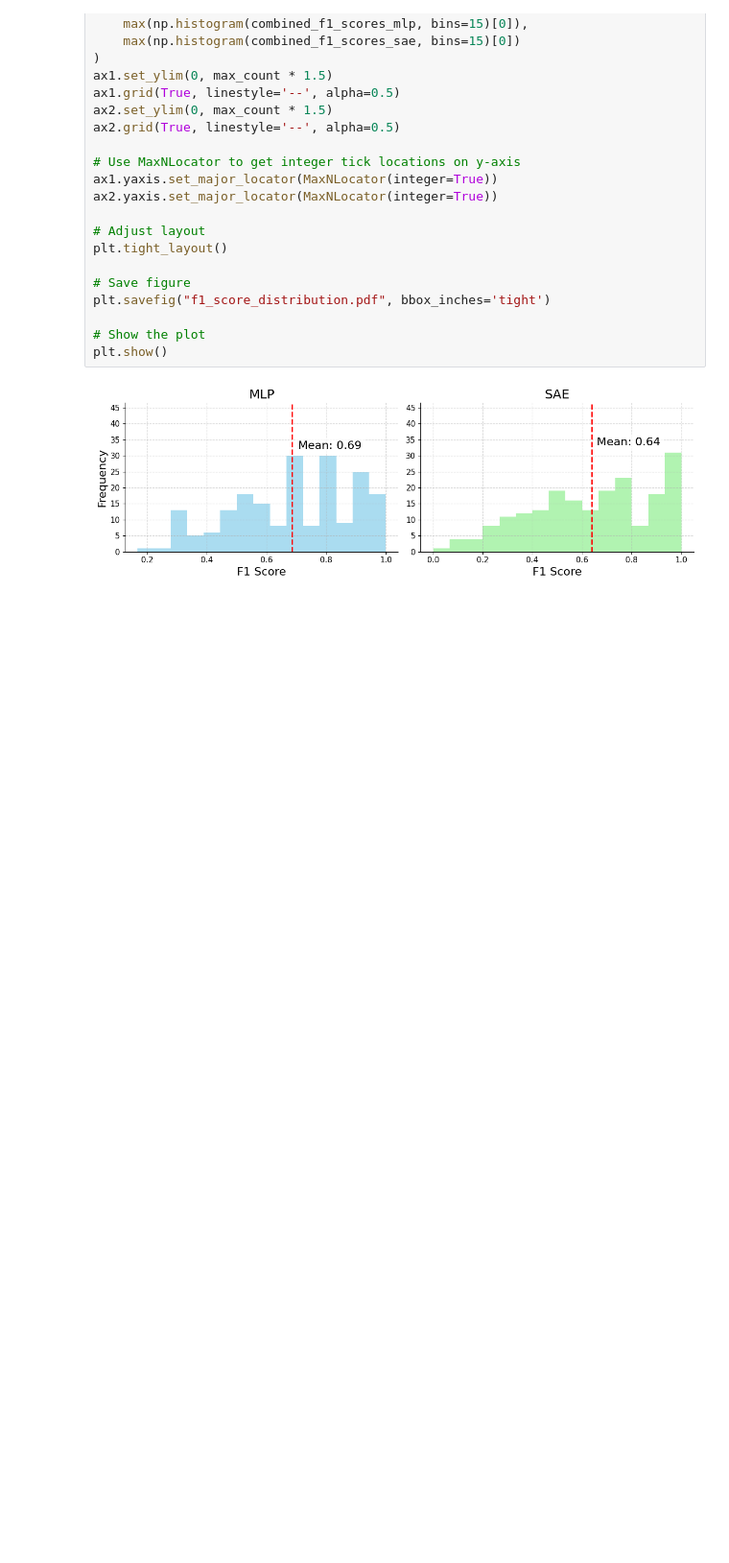
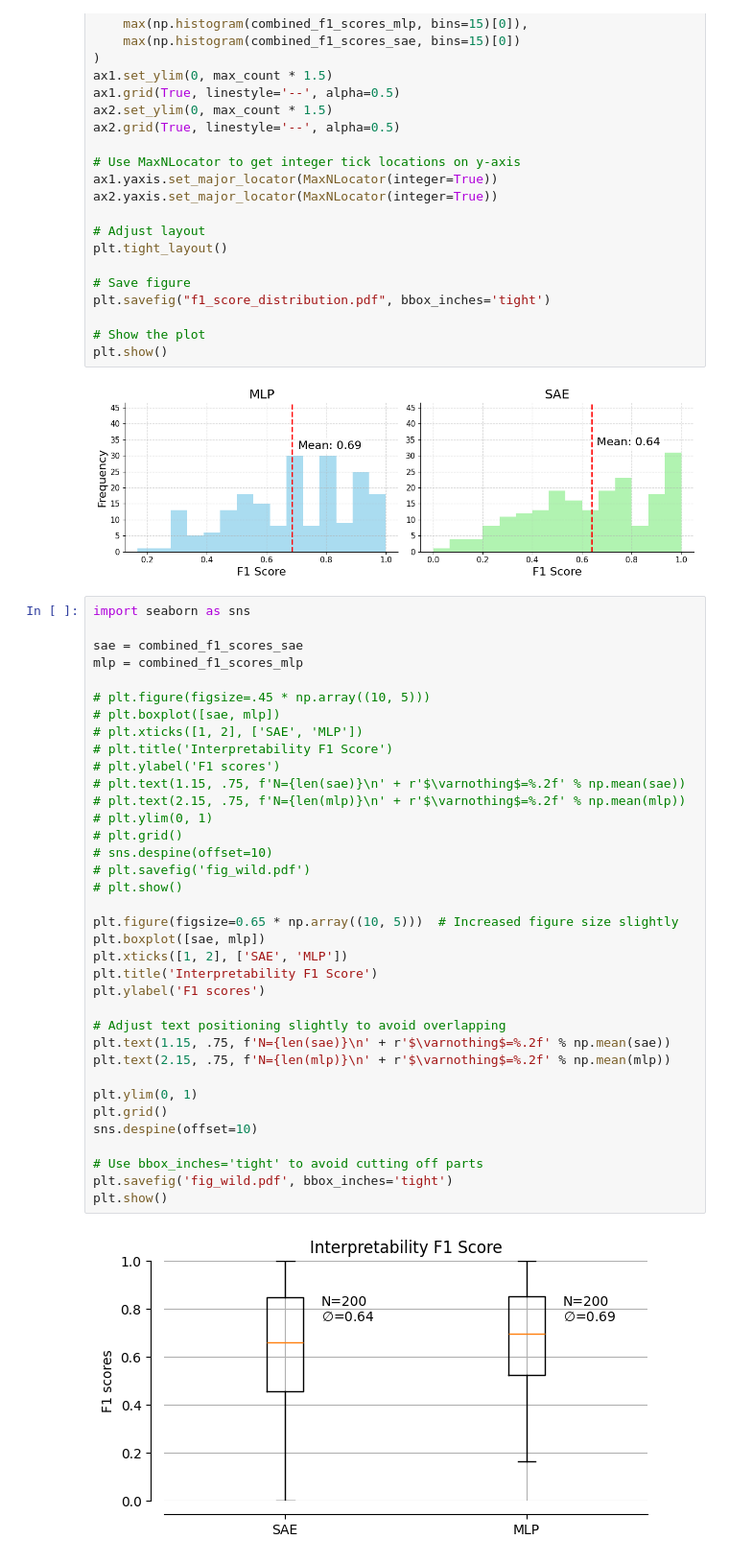
Before and after one commit to charlieoneill11/sparse-inference, a Jupyter notebook: wild/testing.ipynb, the cells around one changed output. Shown: that part at 96% size. Saved outputs shown, nothing was run; the diff lists cells and outputs as text; blank space fills up the shorter version.

```diff
--- a/wild/testing.ipynb
+++ b/wild/testing.ipynb
@@ -2166,3 +2166,41 @@ plt.savefig("f1_score_distribution.pdf", bbox_inches='tight')
 plt.show()
 # %% [output]
 [figure]
+# %%
+import seaborn as sns
+
+sae = combined_f1_scores_sae
+mlp = combined_f1_scores_mlp
+
+# plt.figure(figsize=.45 * np.array((10, 5)))
+# plt.boxplot([sae, mlp])
+# plt.xticks([1, 2], ['SAE', 'MLP'])
+# plt.title('Interpretability F1 Score')
+# plt.ylabel('F1 scores')
+# plt.text(1.15, .75, f'N={len(sae)}\n' + r'$\varnothing$=%.2f' % np.mean(sae))
+# plt.text(2.15, .75, f'N={len(mlp)}\n' + r'$\varnothing$=%.2f' % np.mean(mlp))
+# plt.ylim(0, 1)
+# plt.grid()
+# sns.despine(offset=10)
+# plt.savefig('fig_wild.pdf')
+# plt.show()
+
+plt.figure(figsize=0.65 * np.array((10, 5)))  # Increased figure size slightly
+plt.boxplot([sae, mlp])
+plt.xticks([1, 2], ['SAE', 'MLP'])
+plt.title('Interpretability F1 Score')
+plt.ylabel('F1 scores')
+
+# Adjust text positioning slightly to avoid overlapping
+plt.text(1.15, .75, f'N={len(sae)}\n' + r'$\varnothing$=%.2f' % np.mean(sae))
+plt.text(2.15, .75, f'N={len(mlp)}\n' + r'$\varnothing$=%.2f' % np.mean(mlp))
+
+plt.ylim(0, 1)
+plt.grid()
+sns.despine(offset=10)
+
+# Use bbox_inches='tight' to avoid cutting off parts
+plt.savefig('fig_wild.pdf', bbox_inches='tight')
+plt.show()
+# %% [output]
+[figure, added]
```
Also changed, not shown: 38 other files.
